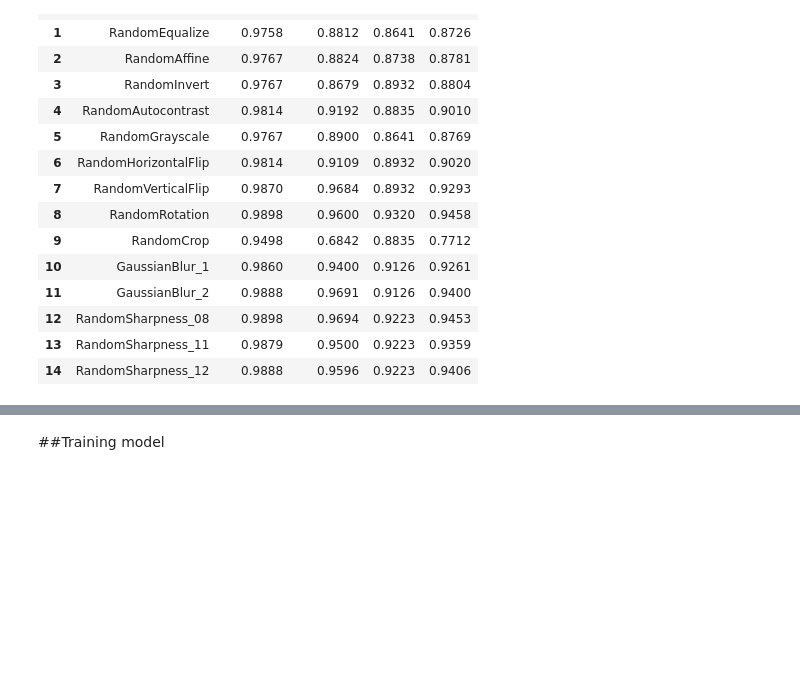
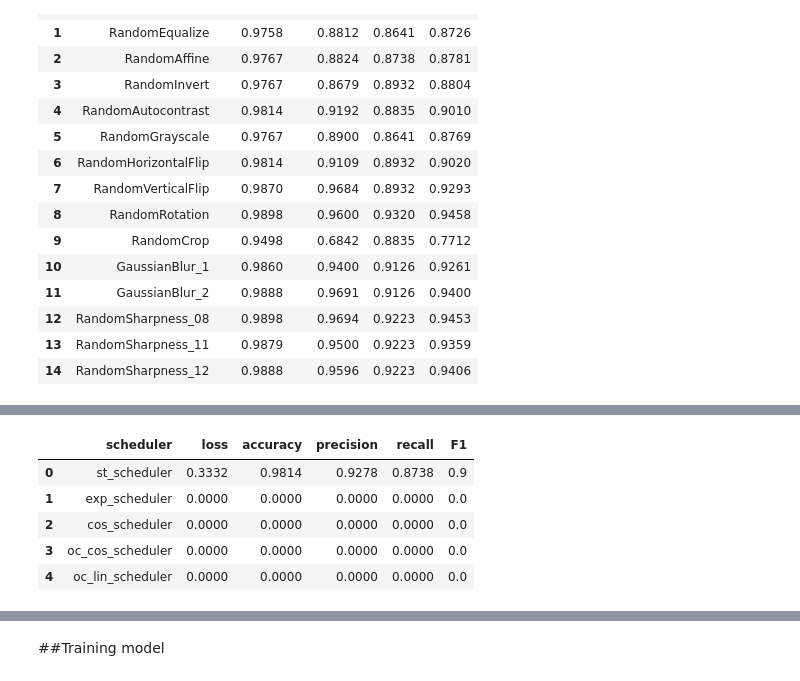
Before and after one commit to aziegert/Cataract_Classification_CV, a Jupyter notebook: Cataract_Classification_CV.ipynb, the cells around one changed output, grey strips where cells are left out. Drawn from its saved outputs; the diff is of its cells as text; code cells hidden in the pictures; blank space fills up the shorter version.

```diff
--- a/Cataract_Classification_CV.ipynb
+++ b/Cataract_Classification_CV.ipynb
@@ -638,0 +758,6 @@ valid_scores
+# %%
+from torch.optim.lr_scheduler import CosineAnnealingLR
+
+cos_scheduler = CosineAnnealingLR(optimizer,
+                              T_max = 32, # Maximum number of iterations.
+                             eta_min = 1e-4) # Minimum learning rate.
@@ -638,0 +784,37 @@ valid_scores
+# %%
+from torch.optim.lr_scheduler import OneCycleLR
+
+
+oc_cos_scheduler = OneCycleLR(optimizer,
+                       max_lr = 1e-3, # Upper learning rate boundaries in the cycle for each parameter group
+                       steps_per_epoch = 6, # The number of steps per epoch to train for.
+                       epochs = 3, # The number of epochs to train for.
+                       anneal_strategy = 'cos') # Specifies the annealing strategy
+
+oc_lin_scheduler = OneCycleLR(optimizer,
+                       max_lr = 1e-3, # Upper learning rate boundaries in the cycle for each parameter group
+                       steps_per_epoch = 8, # The number of steps per epoch to train for.
+                       epochs = 4, # The number of epochs to train for
+                       anneal_strategy = "linear") # Specifies the annealing strategy
+# %%
+schedulers = {'st_scheduler': st_scheduler, 'exp_scheduler': exp_scheduler,
+                  'cos_scheduler': cos_scheduler, 'oc_cos_scheduler': oc_cos_scheduler,
+                  'oc_lin_scheduler': oc_lin_scheduler}
+# %%
+scheduler_scores = pd.DataFrame({'scheduler': schedulers.keys(),
+                             'loss': np.zeros(len(schedulers)),
+                             'accuracy': np.zeros(len(schedulers)),
+                             'precision': np.zeros(len(schedulers)),
+                             'recall': np.zeros(len(schedulers)),
+                             'F1': np.zeros(len(schedulers))})
+i=0
+for key, scheduler in schedulers.items():
+  print(f'scheduler: {key}')
+  dataloaders = create_dataloaders(selected_transforms, train_batch_size, val_loader)
+  trained_model, metrics, history = train_model(dataloaders, model, criterion, optimizer, scheduler, num_epochs=10)
+  print()
+
+  for j in list(range(1,6)):
+    scheduler_scores.iloc[i,j] = metrics.iloc[j-1,1]
+
+  i+=1
@@ -638,0 +839,9 @@ valid_scores
+# %%
+scheduler_scores
+# %% [output]
+|  | scheduler | loss | accuracy | precision | recall | F1 |
+| 0 | st_scheduler | 0.3332 | 0.9814 | 0.9278 | 0.8738 | 0.9 |
+| 1 | exp_scheduler | 0.0000 | 0.0000 | 0.0000 | 0.0000 | 0.0 |
+| 2 | cos_scheduler | 0.0000 | 0.0000 | 0.0000 | 0.0000 | 0.0 |
+| 3 | oc_cos_scheduler | 0.0000 | 0.0000 | 0.0000 | 0.0000 | 0.0 |
+| 4 | oc_lin_scheduler | 0.0000 | 0.0000 | 0.0000 | 0.0000 | 0.0 |
```
Also changed, not shown: parts of 61 cells of this notebook.
